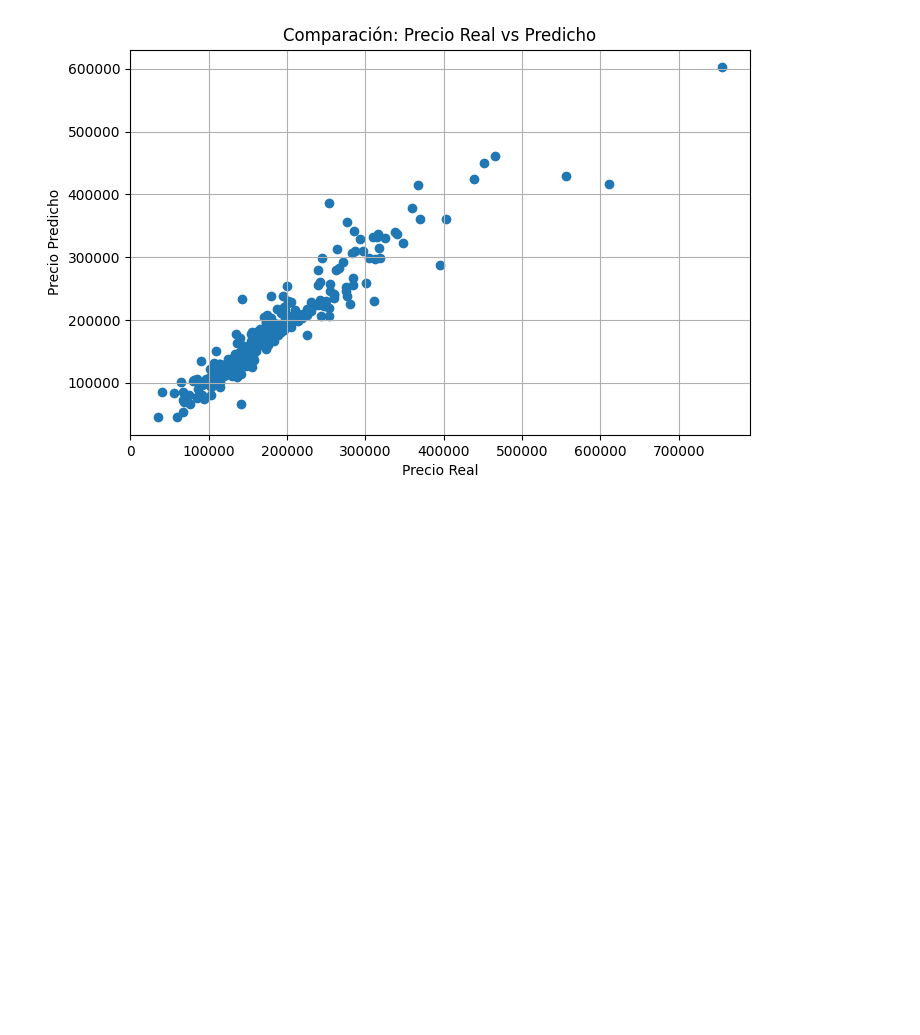
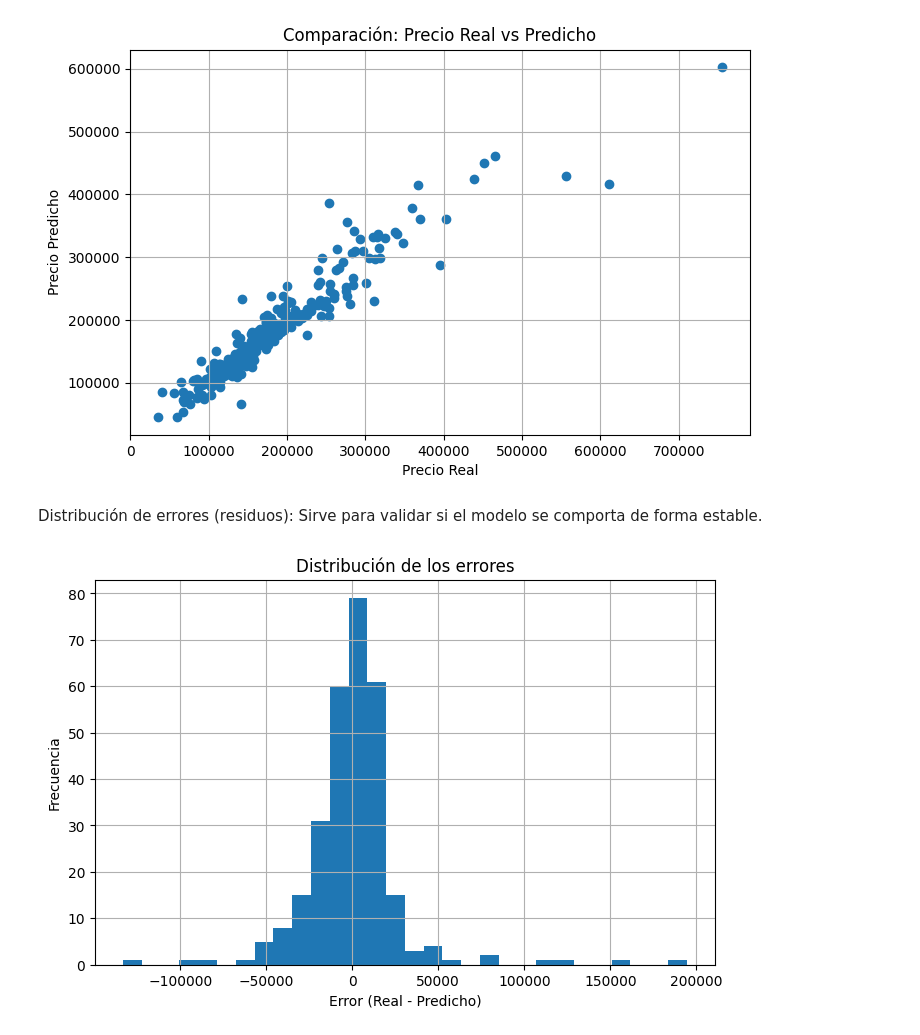
Before and after one commit to rodrigoosoriogaona/Ciencia-de-Datos, a Jupyter notebook: Ciencia de Datos.ipynb, the cells around one changed output. Saved outputs shown, nothing was run; the diff lists cells and outputs as text; code cells hidden in the pictures; blank space fills up the shorter version.

Commit message:
Distribucion de errores

```diff
--- a/Ciencia de Datos.ipynb
+++ b/Ciencia de Datos.ipynb
@@ -516,3 +516,17 @@ plt.grid(True)
 plt.show()
 # %% [output]
 [figure]
+# %% [markdown]
+Distribución de errores (residuos): Sirve para validar si el modelo se comporta de forma estable.
+# %%
+errors = y_test - y_pred_best
+
+plt.figure(figsize=(8,5))
+plt.hist(errors, bins=30)
+plt.xlabel("Error (Real - Predicho)")
+plt.ylabel("Frecuencia")
+plt.title("Distribución de los errores")
+plt.grid(True)
+plt.show()
+# %% [output]
+[figure, added]
```
Also changed, not shown: parts of 1 cell of this notebook.
